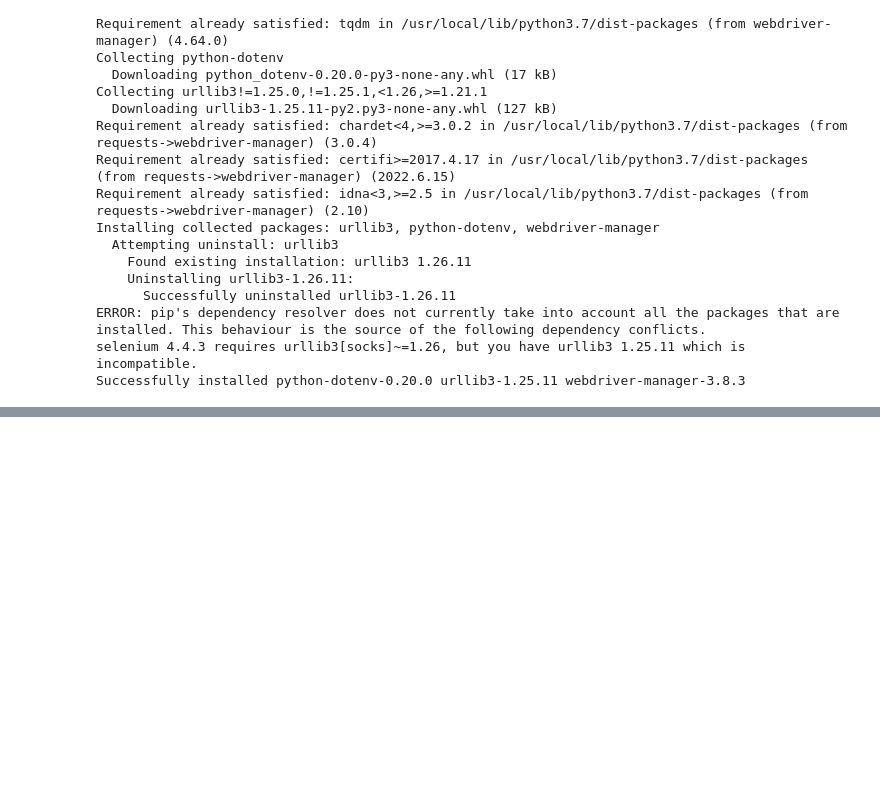
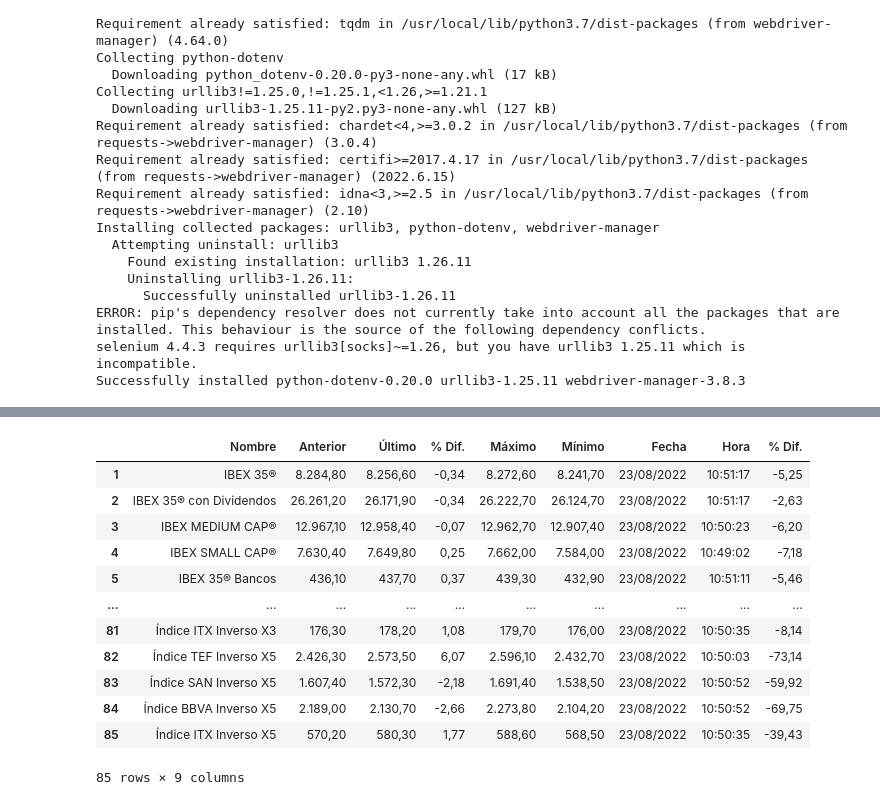
Before and after one commit to JMML2021/Sprint-10.-Web-scraping-i-automatitzaci-, a Jupyter notebook: Sprint_10_Web_scraping_i_automatització.ipynb, the cells around one changed output, grey strips where cells are left out. Drawn from its saved outputs; the diff is of its cells as text; code cells hidden in the pictures; blank space fills up the shorter version.

```diff
--- a/Sprint_10_Web_scraping_i_automatització.ipynb
+++ b/Sprint_10_Web_scraping_i_automatització.ipynb
@@ -129,0 +393,4 @@ Successfully installed python-dotenv-0.20.0 urllib3-1.25.11 webdriver-manager-3.
+# %%
+# Obtenemos la tabla por un ID específico
+tabla = soup.find('table', attrs={'id': 'ctl00_Contenido_tblÍndices'})
+tabla
@@ -129,0 +415,18 @@ Successfully installed python-dotenv-0.20.0 urllib3-1.25.11 webdriver-manager-3.
+# %%
+
+
+name=""
+price=""
+nroFila=0
+for fila in tabla.find_all("tr"):
+    # if nroFila!=1:
+        nroCelda=0
+        for celda in fila.find_all('td'):
+            if nroCelda==0:
+                name=celda.text
+                print("Indice:", name)
+            if nroCelda==2:
+                price=celda.text
+                print("Valor:", price)
+            nroCelda=nroCelda+1
+        nroFila=nroFila+1
@@ -129,0 +451,34 @@ Successfully installed python-dotenv-0.20.0 urllib3-1.25.11 webdriver-manager-3.
+# %%
+name=""
+price=""
+nroFila=0
+valores=[]
+for fila in tabla.find_all("tr"):
+    # if nroFila!=1:
+        nroCelda=0
+        registro=[]
+        for celda in fila.find_all('td'):
+          #print(nroFila, nroCelda, celda.text)
+          registro.append(celda.text)
+
+        valores.append(registro)
+
+        nroFila=nroFila+1
+# %%
+valores=pd.DataFrame(valores, columns=(['Nombre', 'Anterior',	'Último',	'% Dif.',	'Máximo',	'Mínimo',	'Fecha',	'Hora',	'% Dif.']))
+valores=valores[1:] # Quito la primera fila que es 0
+valores
+# %% [output]
+|  | Nombre | Anterior | Último | % Dif. | Máximo | Mínimo | Fecha | Hora | % Dif. |
+| 1 | IBEX 35® | 8.284,80 | 8.256,60 | -0,34 | 8.272,60 | 8.241,70 | 23/08/2022 | 10:51:17 | -5,25 |
+| 2 | IBEX 35® con Dividendos | 26.261,20 | 26.171,90 | -0,34 | 26.222,70 | 26.124,70 | 23/08/2022 | 10:51:17 | -2,63 |
+| 3 | IBEX MEDIUM CAP® | 12.967,10 | 12.958,40 | -0,07 | 12.962,70 | 12.907,40 | 23/08/2022 | 10:50:23 | -6,20 |
+| 4 | IBEX SMALL CAP® | 7.630,40 | 7.649,80 | 0,25 | 7.662,00 | 7.584,00 | 23/08/2022 | 10:49:02 | -7,18 |
+| 5 | IBEX 35® Bancos | 436,10 | 437,70 | 0,37 | 439,30 | 432,90 | 23/08/2022 | 10:51:11 | -5,46 |
+| ... | ... | ... | ... | ... | ... | ... | ... | ... | ... |
+| 81 | Índice ITX Inverso X3 | 176,30 | 178,20 | 1,08 | 179,70 | 176,00 | 23/08/2022 | 10:50:35 | -8,14 |
+| 82 | Índice TEF Inverso X5 | 2.426,30 | 2.573,50 | 6,07 | 2.596,10 | 2.432,70 | 23/08/2022 | 10:50:03 | -73,14 |
+| 83 | Índice SAN Inverso X5 | 1.607,40 | 1.572,30 | -2,18 | 1.691,40 | 1.538,50 | 23/08/2022 | 10:50:52 | -59,92 |
+| 84 | Índice BBVA Inverso X5 | 2.189,00 | 2.130,70 | -2,66 | 2.273,80 | 2.104,20 | 23/08/2022 | 10:50:52 | -69,75 |
+| 85 | Índice ITX Inverso X5 | 570,20 | 580,30 | 1,77 | 588,60 | 568,50 | 23/08/2022 | 10:50:35 | -39,43 |
+85 rows × 9 columns
```
Also changed, not shown: parts of 28 cells of this notebook.
